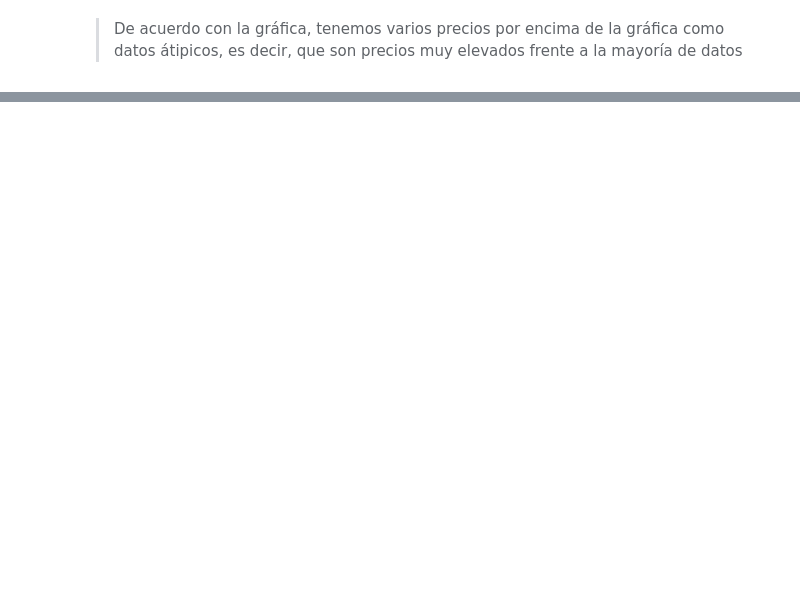
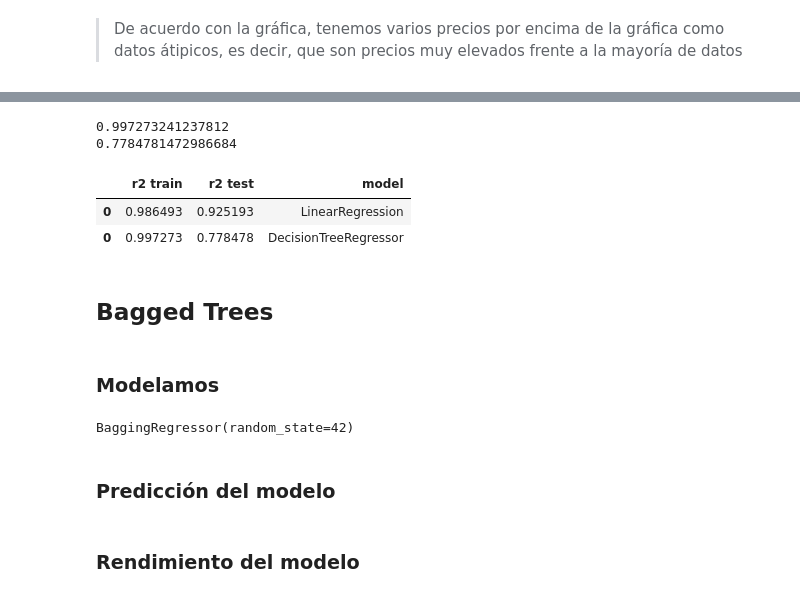
Before and after one commit to Dannais/Old-Car-Price-Prediction, a Jupyter notebook: Old_Car_Price_Prediction.ipynb, the cells around one changed output, grey strips where cells are left out. Cells and saved outputs as stored; diff of their text form; code cells hidden in the pictures; blank space fills up the shorter version.

```diff
--- a/Old_Car_Price_Prediction.ipynb
+++ b/Old_Car_Price_Prediction.ipynb
@@ -457,0 +586,18 @@ plt.show()
+# %%
+# Lista de valores a probar para max_depth:
+max_depth_range = list(range(2, 93))
+
+# Lista para almacenar la puntuación para cada valor de max_depth:
+r2 = []
+for depth in max_depth_range:
+    dec_tree = DecisionTreeRegressor(max_depth = depth,
+                             random_state = 42)
+    dec_tree.fit(X_train, y_train)
+    score = dec_tree.score(X_test, y_test)
+    r2.append(score)
+
+# Visualizamos qué max_depth lleva a una puntuación R2 más alta
+import matplotlib.pyplot as plt
+plt.plot(max_depth_range, r2)
+plt.xlabel('max_depth')
+plt.ylabel('R2');
@@ -457,0 +606,54 @@ plt.show()
+# %%
+# Ejecutemos el modelo con nuestro valor optimizado para max_depth
+dec_tree_39 = DecisionTreeRegressor(max_depth = 39, random_state = 42)
+dec_tree_39.fit(X_train, y_train)
+
+# Predicciones
+tree_train_preds_39 = dec_tree_39.predict(X_train)
+tree_test_preds_39 = dec_tree_39.predict(X_test)
+
+tree_r2_train_39 = r2_score(y_train, tree_train_preds_39)
+tree_r2_test_39 = r2_score(y_test, tree_test_preds_39)
+print(tree_r2_train_39)
+print(tree_r2_test_39)
+# %% [output]
+0.997273241237812
+0.7784781472986684
+# %%
+# Colocamos los resultados del modelo DecisionTreeRegressor en un df
+df_metricas_dectree =   pd.DataFrame({
+                        'r2 train'  : [tree_r2_train_39],
+                        'r2 test'    : [tree_r2_test_39],
+                        'model'     : ['DecisionTreeRegressor']
+                     })
+
+# Agregar el df del modelo al frame de comparación
+frames.append(df_metricas_dectree)
+
+# Revisar el Dataframe de comparación
+pd.concat(frames)
+# %% [output]
+|  | r2 train | r2 test | model |
+| 0 | 0.986493 | 0.925193 | LinearRegression |
+| 0 | 0.997273 | 0.778478 | DecisionTreeRegressor |
+# %% [markdown]
+## Bagged Trees
+# %% [markdown]
+### Modelamos
+# %%
+# Asignar el objetivo (y) y las características (X)
+y = df_clean['car_prices_in_rupee']
+X =df_clean.drop(columns = 'car_prices_in_rupee')
+
+# Realizar un train test split a los datos
+X_train, X_test, y_train, y_test = train_test_split(X, y, test_size=0.3, random_state = 42)
+
+# Instanciar el modelo
+bagreg = BaggingRegressor(random_state = 42)
+
+# Entrenar el modelo con los datos de entrenamiento
+bagreg.fit(X_train,y_train)
+# %% [output]
+BaggingRegressor(random_state=42)
+# %% [markdown]
+### Predicción del modelo
@@ -457,0 +666,2 @@ plt.show()
+# %% [markdown]
+### Rendimiento del modelo
```
Also changed, not shown: parts of 50 cells of this notebook.
